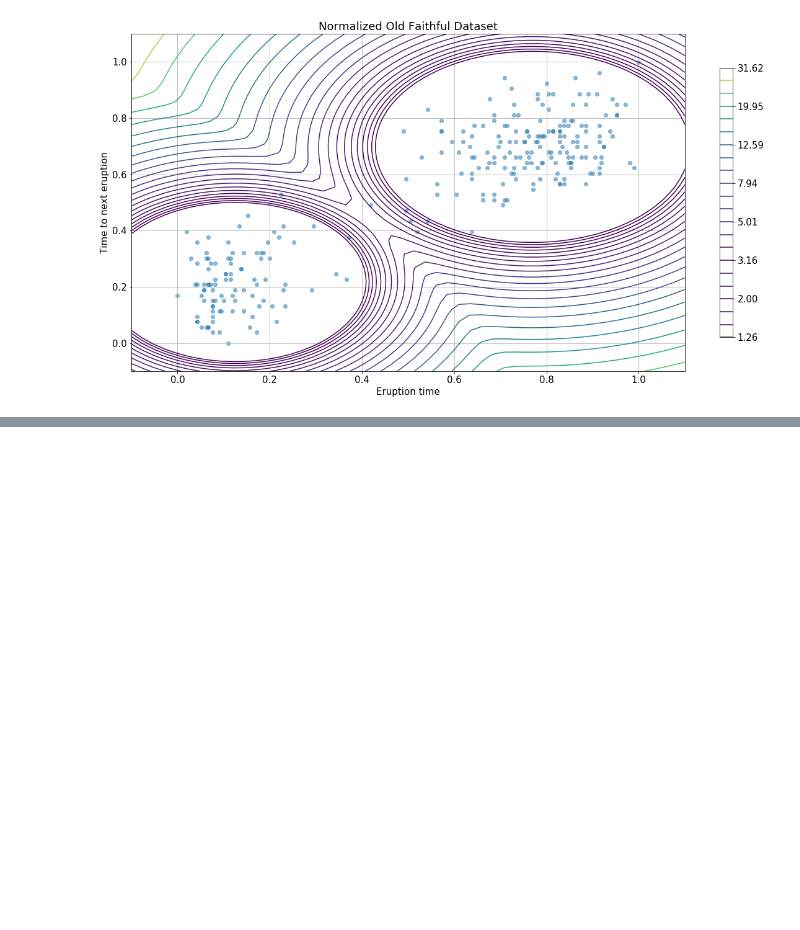
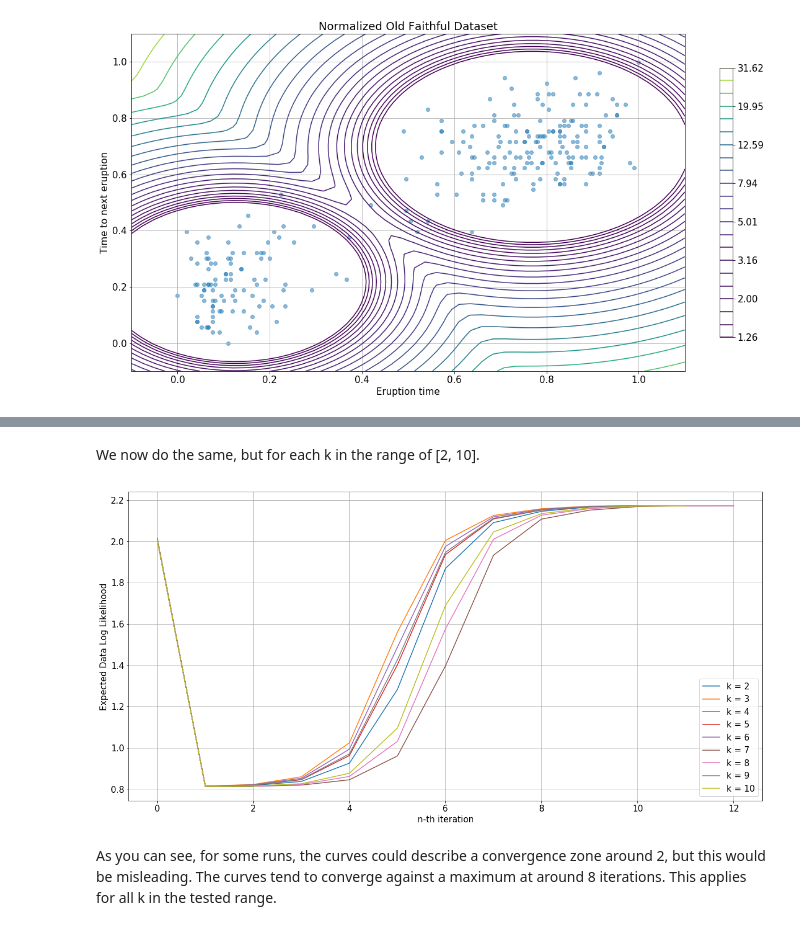
Before and after one commit to 0xLeon/MachLearn-Exercises, a Jupyter notebook: Exercise08/MachLearnExercise08.ipynb, the cells around one changed output, grey strips where cells are left out. Drawn from its saved outputs; the diff is of its cells as text; code cells hidden in the pictures; blank space fills up the shorter version.

```diff
--- a/Exercise08/MachLearnExercise08.ipynb
+++ b/Exercise08/MachLearnExercise08.ipynb
@@ -130,0 +141,17 @@ plt.show()
+# %% [markdown]
+We now do the same, but for each k in the range of [2, 10].
+# %%
+plt.figure(1)
+
+for k in range(2, 11):
+    _, _, _, _, probs = gaussianMixtureTrain(data, 2, 1e-06, 0.001)
+    plt.plot(np.arange(len(probs)), probs, label='k = {:d}'.format(k))
+
+plt.legend()
+plt.xlabel('n-th iteration')
+plt.ylabel('Expected Data Log Likelihood')
+plt.show()
+# %% [output]
+[figure, added]
+# %% [markdown]
+As you can see, for some runs, the curves could describe a convergence zone around 2, but this would be misleading. The curves tend to converge against a maximum at around 8 iterations. This applies for all k in the tested range.
```
Also changed, not shown: parts of 2 cells of this notebook.
